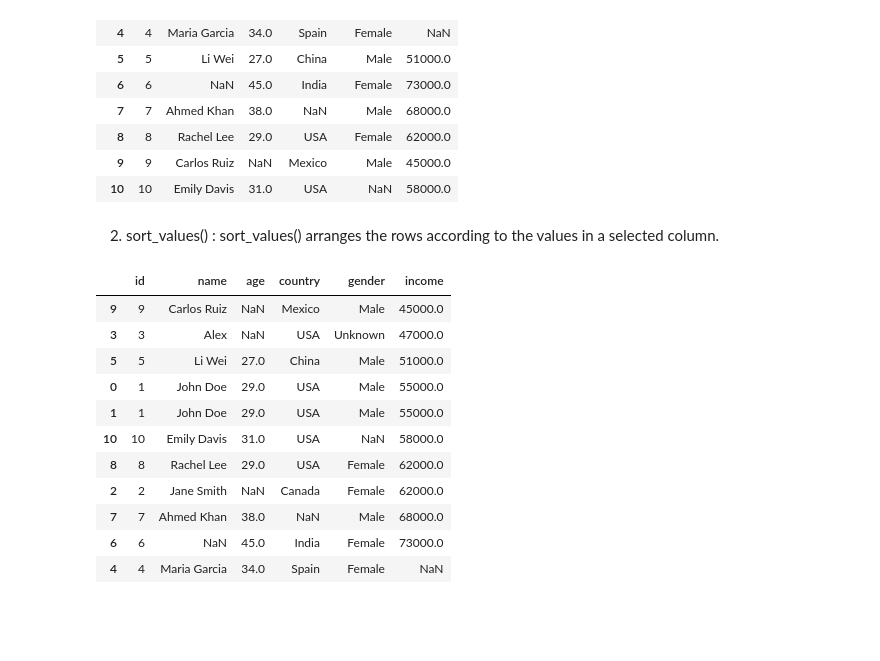
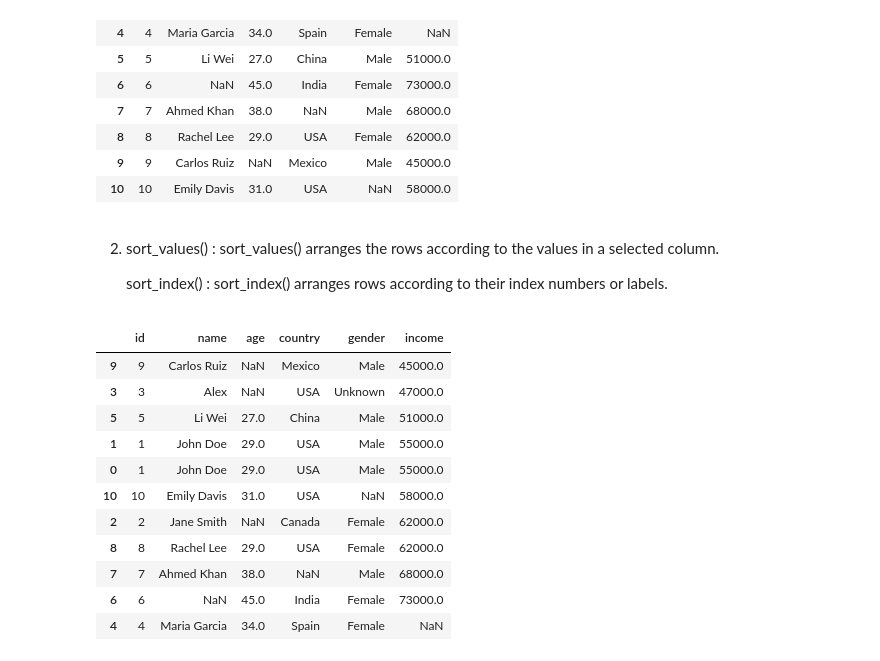
Before and after one commit to AnupamLata/AI-ML, a Jupyter notebook: PANDAS.ipynb, the cells around one changed output. Drawn from its saved outputs; the diff is of its cells as text; code cells hidden in the pictures; blank space fills up the shorter version.

```diff
--- a/PANDAS.ipynb
+++ b/PANDAS.ipynb
@@ -1346,26 +1346,31 @@ df.rename(index={1 : "first"})
 | 10 | 10 | Emily Davis | 31.0 | USA | NaN | 58000.0 |
 # %% [markdown]
 2. sort_values() : sort_values() arranges the rows according to the values in a selected column.
+
+
+   sort_index() : sort_index() arranges rows according to their index numbers or labels.
 # %%
 import pandas as pd
 
 df = pd.read_csv("/content/raw_data (1).csv")
 
 df2 = df.copy()
 
 df2.sort_values("income")
 
+df2.sort_values("income", ascending=False)
+
 df2.sort_values(["income", "age"])
 # %% [output]
 |  | id | name | age | country | gender | income |
 | 9 | 9 | Carlos Ruiz | NaN | Mexico | Male | 45000.0 |
 | 3 | 3 | Alex | NaN | USA | Unknown | 47000.0 |
 | 5 | 5 | Li Wei | 27.0 | China | Male | 51000.0 |
+| 1 | 1 | John Doe | 29.0 | USA | Male | 55000.0 |
 | 0 | 1 | John Doe | 29.0 | USA | Male | 55000.0 |
-| 1 | 1 | John Doe | 29.0 | USA | Male | 55000.0 |
 | 10 | 10 | Emily Davis | 31.0 | USA | NaN | 58000.0 |
+| 2 | 2 | Jane Smith | NaN | Canada | Female | 62000.0 |
 | 8 | 8 | Rachel Lee | 29.0 | USA | Female | 62000.0 |
-| 2 | 2 | Jane Smith | NaN | Canada | Female | 62000.0 |
 | 7 | 7 | Ahmed Khan | 38.0 | NaN | Male | 68000.0 |
 | 6 | 6 | NaN | 45.0 | India | Female | 73000.0 |
 | 4 | 4 | Maria Garcia | 34.0 | Spain | Female | NaN |
```
